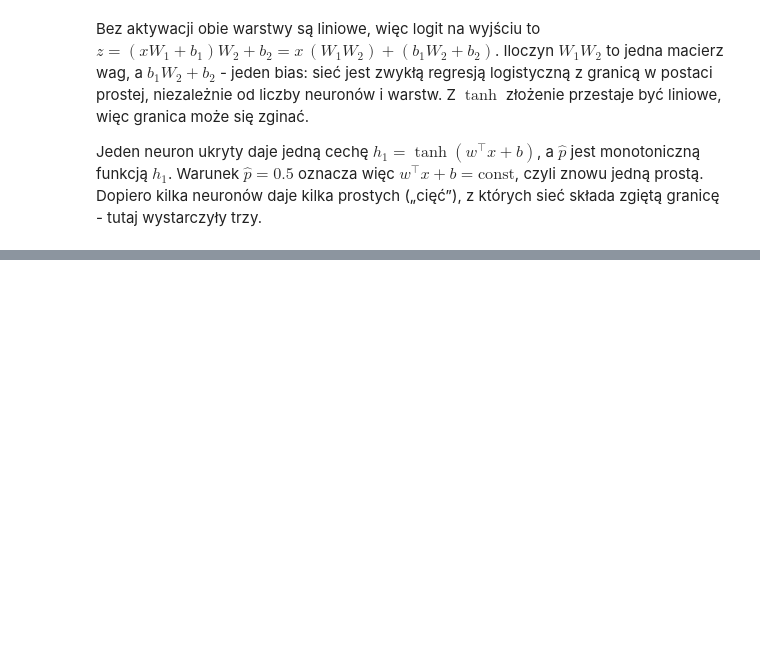
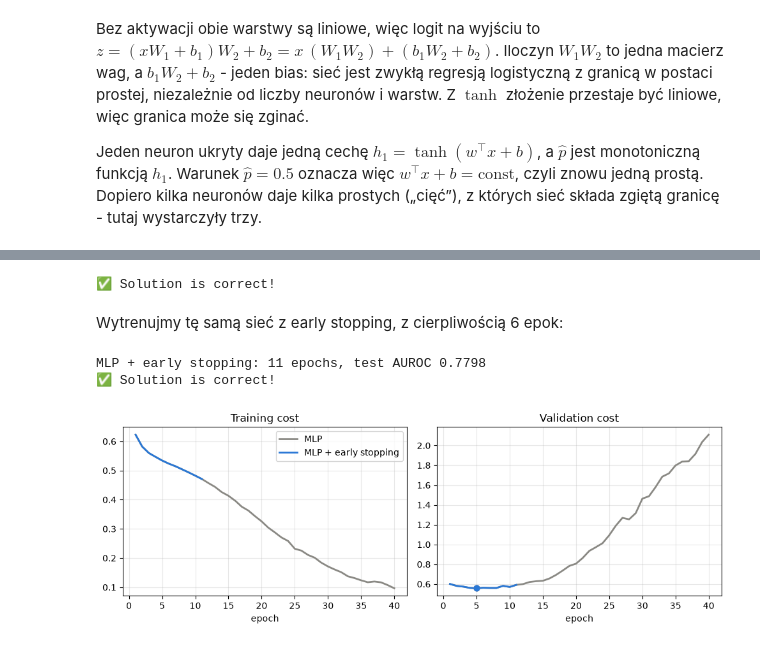
Before and after one commit to pFornagiel/podstawy-sztucznej-inteligencji, a Jupyter notebook: lab_3_remaster/lab_3_solution.ipynb, the cells around one changed output, grey strips where cells are left out. Cells and saved outputs as stored; diff of their text form; code cells hidden in the pictures; blank space fills up the shorter version.

```diff
--- a/lab_3_remaster/lab_3_solution.ipynb
+++ b/lab_3_remaster/lab_3_solution.ipynb
@@ -1042,0 +1344,8 @@ daje kilka prostych („cięć”), z których sieć składa zgiętą granicę -
+# %%
+from torch.utils.data import DataLoader, TensorDataset
+
+train_loader = DataLoader(TensorDataset(X_train_t, y_train_t), batch_size=256, shuffle=True)
+
+X_batch, y_batch = next(iter(train_loader))  # the first batch
+print("one batch:", tuple(X_batch.shape), tuple(y_batch.shape))
+print("batches (optimizer steps) per epoch:", len(train_loader))
@@ -1042,0 +1586,45 @@ daje kilka prostych („cięć”), z których sieć składa zgiętą granicę -
+# %%
+import copy
+
+
+class EarlyStopping:
+    def __init__(self, patience=6):
+        self.patience = patience
+        self.best_loss = float("inf")
+        self.best_state = None  # copy of the model weights from the best epoch
+        self.best_epoch = None  # number of the best epoch, counted from 0
+        self.counter = 0        # epochs without improvement
+        self.epoch = -1         # number of the current epoch
+
+    def step(self, val_loss, model):
+        # called after every epoch; returns True if training should stop
+        self.epoch += 1
+        if val_loss < self.best_loss:
+            self.best_loss = val_loss
+            self.best_state = copy.deepcopy(model.state_dict())
+            self.best_epoch = self.epoch
+            self.counter = 0
+        else:
+            self.counter += 1
+        return self.counter >= self.patience
+
+    def restore_best(self, model):
+        model.load_state_dict(self.best_state)
+# %%
+check_task_11(EarlyStopping)
+# %% [output]
+✅ Solution is correct!
+# %% [markdown]
+Wytrenujmy tę samą sieć z early stopping, z cierpliwością 6 epok:
+# %%
+torch.manual_seed(0)
+mlp = TabularMLP(n_features)
+optimizer = optim.Adam(mlp.parameters(), lr=3e-3)
+run_experiment("MLP + early stopping", mlp, optimizer, early_stopping=EarlyStopping(patience=6))
+
+check_experiment(results, "MLP + early stopping")
+plot_learning_curves(["MLP", "MLP + early stopping"])
+# %% [output]
+MLP + early stopping: 11 epochs, test AUROC 0.7798
+✅ Solution is correct!
+[figure, added]
```
Also changed, not shown: parts of 110 cells of this notebook, 14 other files.
